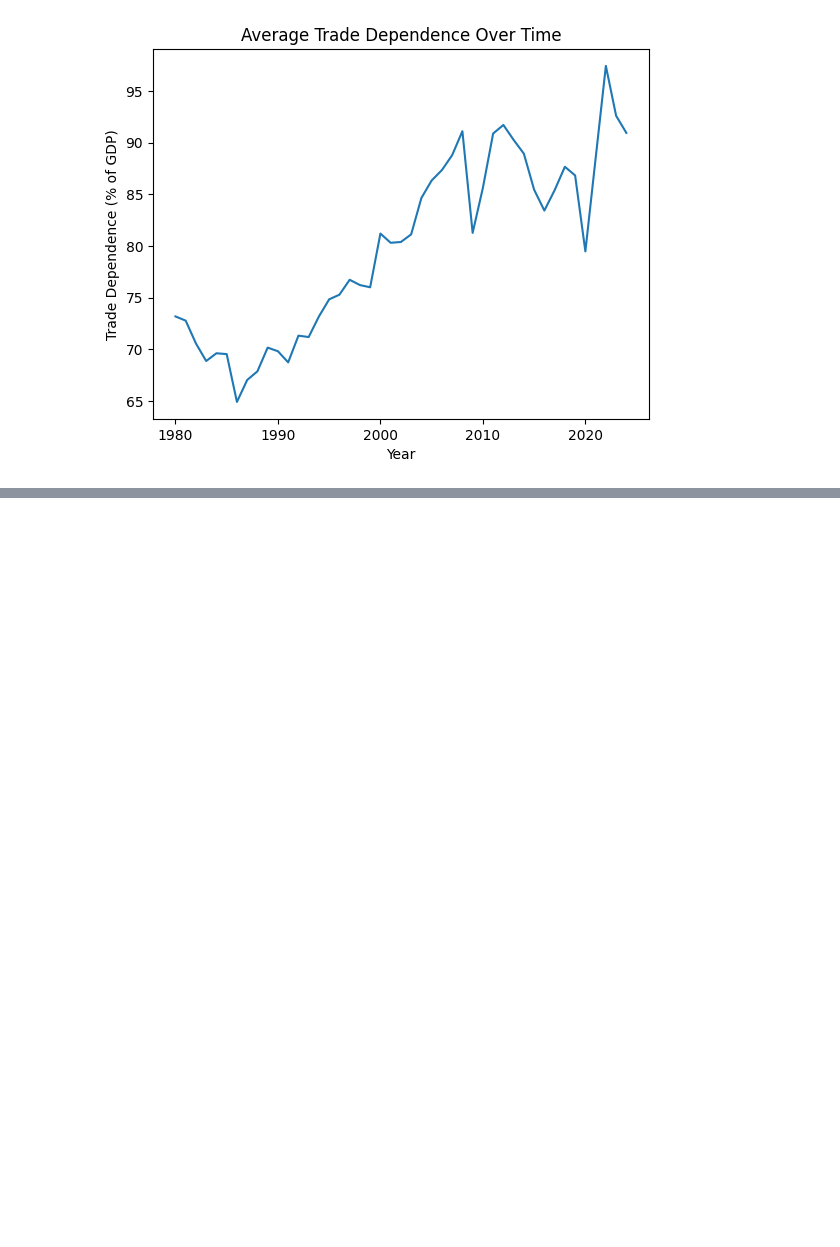
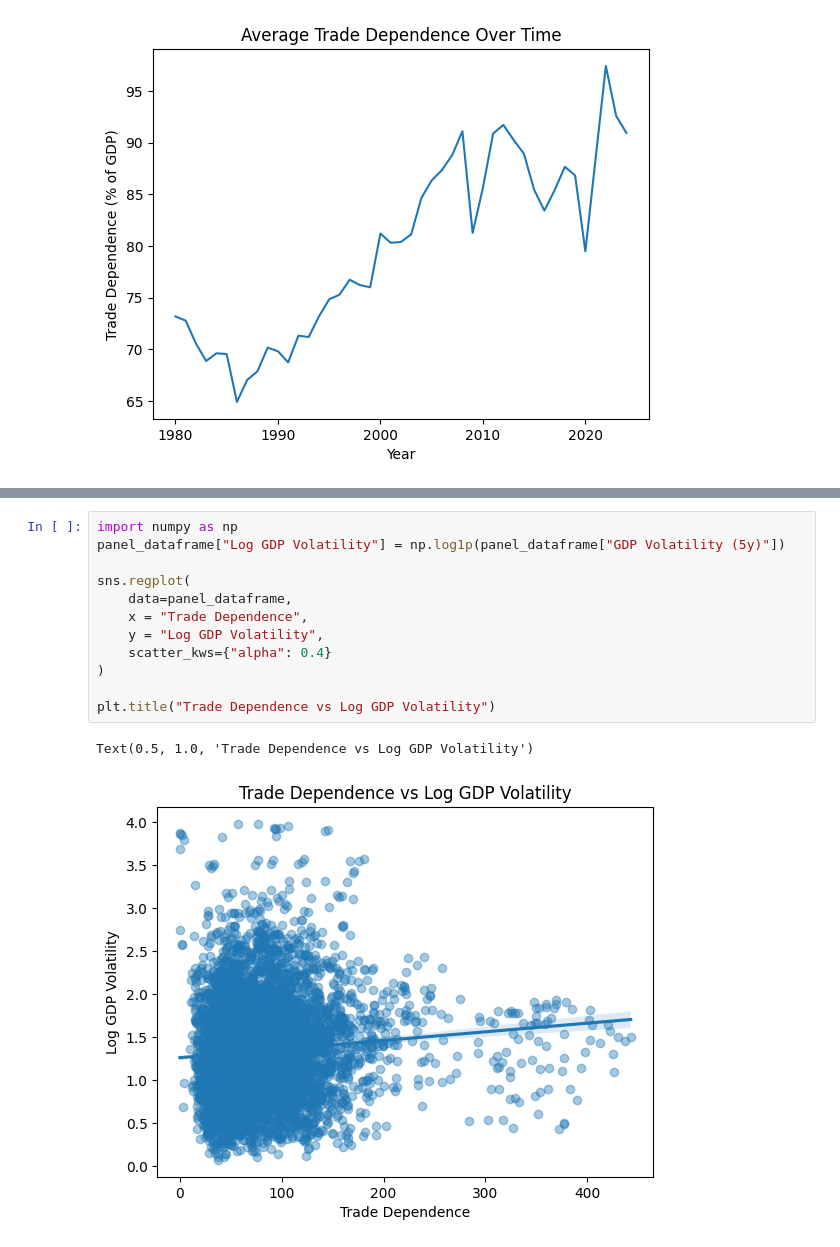
Before and after one commit to marvinminhaz/Trade_dependence_Economic_Stability_and_Democracy_Project, a Jupyter notebook: Trade_dependence_Economic_Stability_and_Democracy.ipynb, the cells around one changed output, grey strips where cells are left out. Cells and saved outputs as stored; diff of their text form; blank space fills up the shorter version.

```diff
--- a/Trade_dependence_Economic_Stability_and_Democracy.ipynb
+++ b/Trade_dependence_Economic_Stability_and_Democracy.ipynb
@@ -413,0 +468,15 @@ The most dramatic volatility occurs at the end of the sample:
+# %%
+import numpy as np
+panel_dataframe["Log GDP Volatility"] = np.log1p(panel_dataframe["GDP Volatility (5y)"])
+
+sns.regplot(
+    data=panel_dataframe,
+    x = "Trade Dependence",
+    y = "Log GDP Volatility",
+    scatter_kws={"alpha": 0.4}
+)
+
+plt.title("Trade Dependence vs Log GDP Volatility")
+# %% [output]
+Text(0.5, 1.0, 'Trade Dependence vs Log GDP Volatility')
+[figure, added]
```
Also changed, not shown: parts of 17 cells of this notebook, 1 other file.
